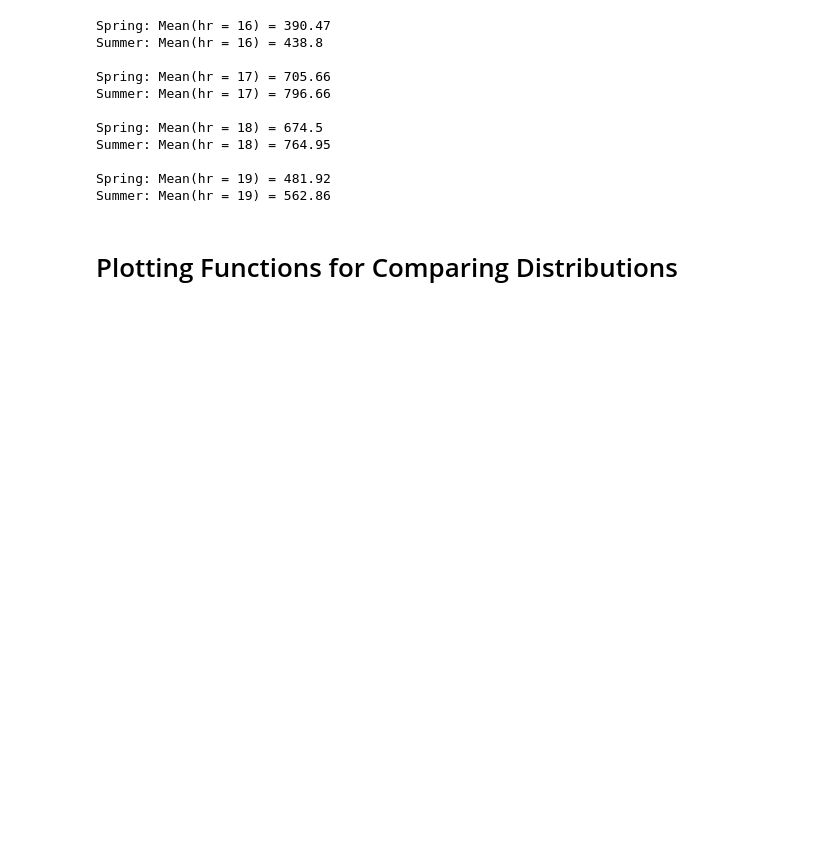
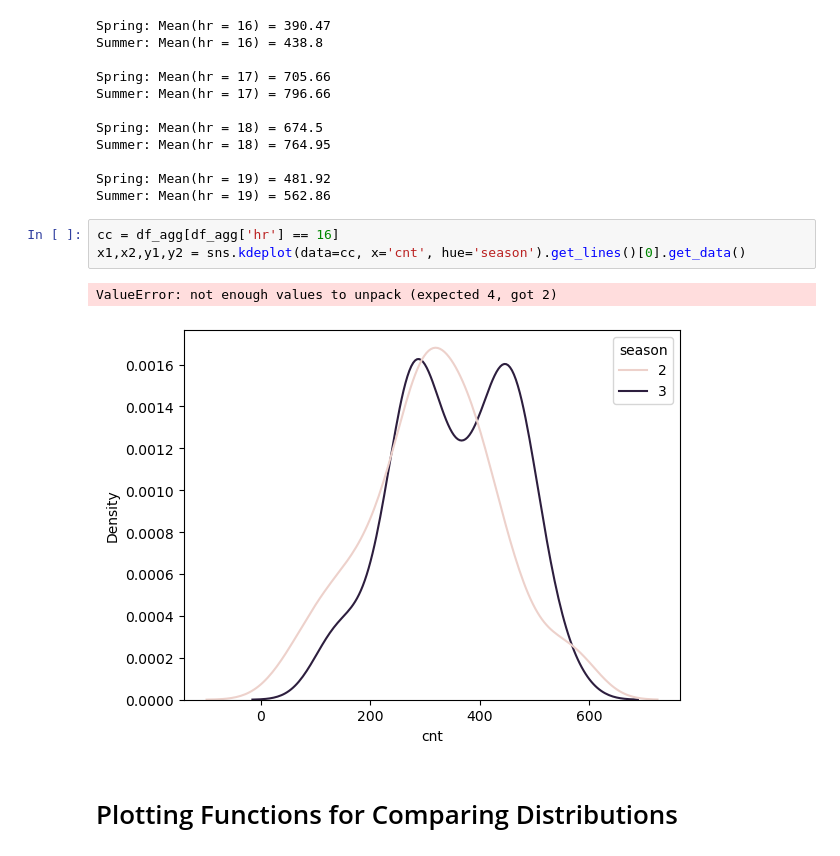
Before and after one commit to eirikbaekkelund/BikeSharing, a Jupyter notebook: develop_E.ipynb, the cells around one changed output. Drawn from its saved outputs; the diff is of its cells as text; blank space fills up the shorter version.

```diff
--- a/develop_E.ipynb
+++ b/develop_E.ipynb
@@ -157,6 +153,12 @@ Summer: Mean(hr = 18) = 764.95
 
 Spring: Mean(hr = 19) = 481.92
 Summer: Mean(hr = 19) = 562.86
+# %%
+cc = df_agg[df_agg['hr'] == 16]
+x1,x2,y1,y2 = sns.kdeplot(data=cc, x='cnt', hue='season').get_lines()[0].get_data()
+# %% [output]
+ValueError: not enough values to unpack (expected 4, got 2)
+[figure, added]
 # %% [markdown]
 # Plotting Functions for Comparing Distributions
 # %%
```
Also changed, not shown: parts of 23 cells of this notebook, 3 other files.
